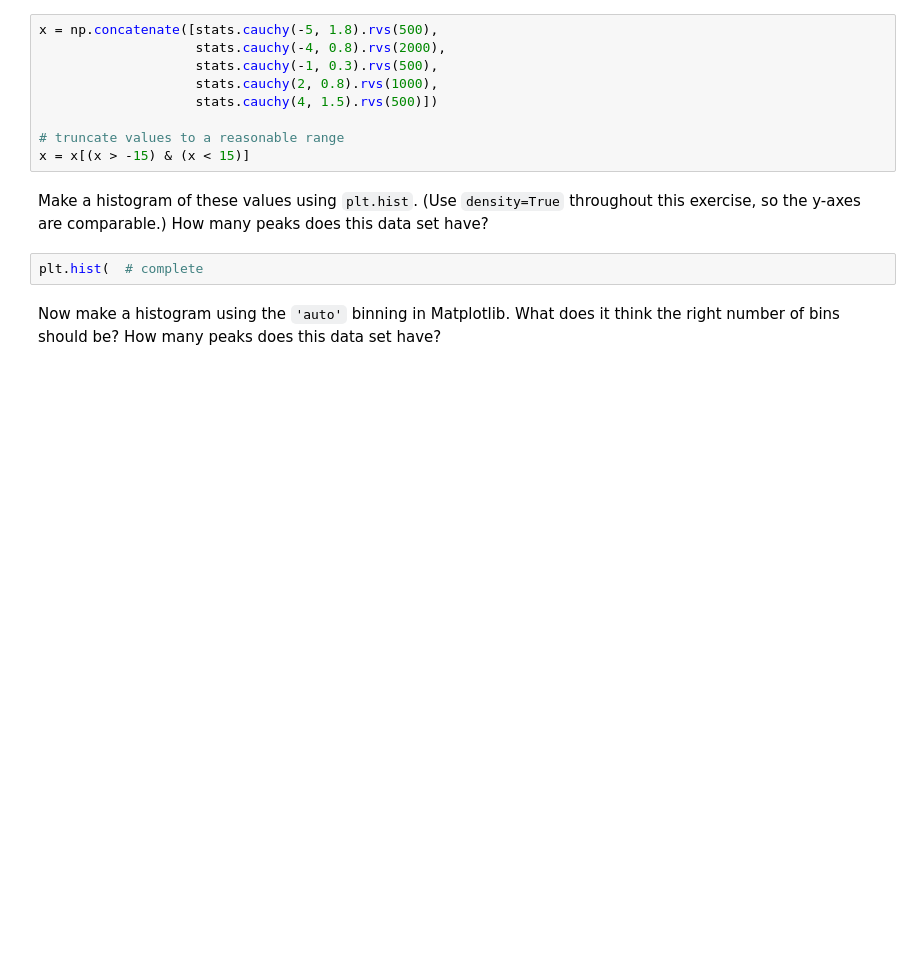
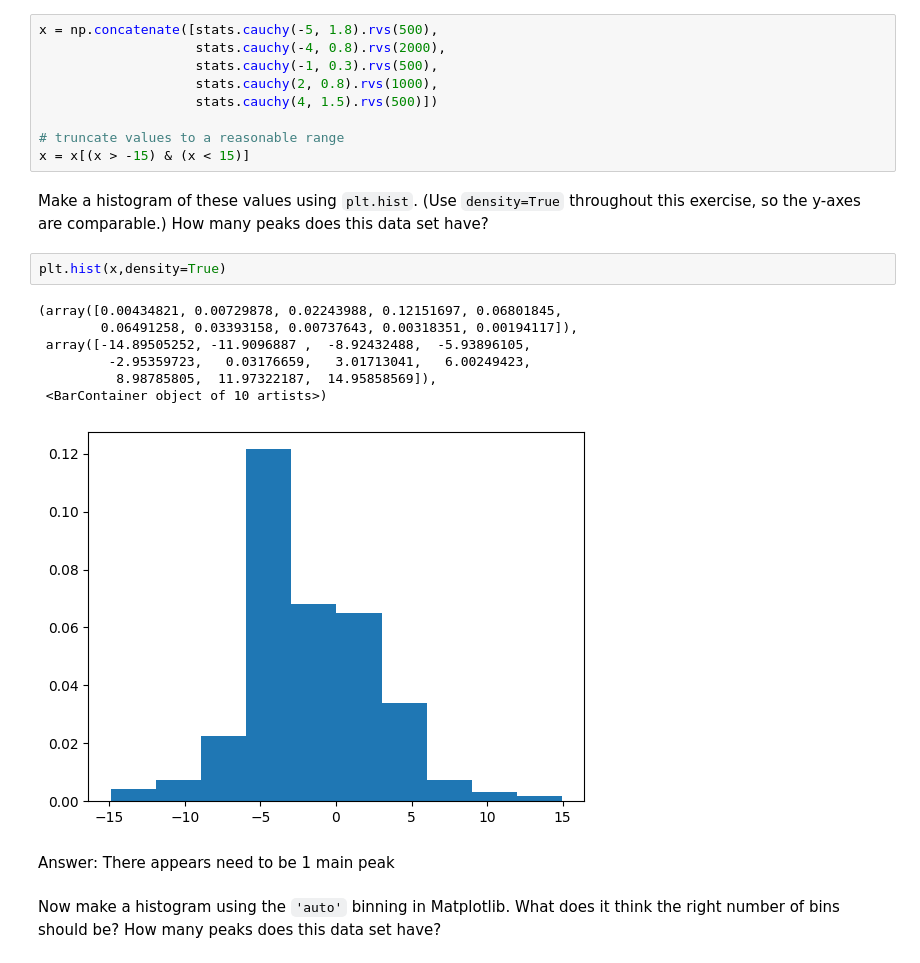
Before and after one commit to ASTR154/nonparametric-modeling, a Jupyter notebook: nonparametric-modeling.ipynb, the cells around one changed output. Saved outputs shown, nothing was run; the diff lists cells and outputs as text; blank space fills up the shorter version.

```diff
--- a/nonparametric-modeling.ipynb
+++ b/nonparametric-modeling.ipynb
@@ -22,7 +22,17 @@ x = x[(x > -15) & (x < 15)]
 # %% [markdown]
 Make a histogram of these values using `plt.hist`. (Use `density=True` throughout this exercise, so the y-axes are comparable.) How many peaks does this data set have?
 # %%
-plt.hist(  # complete
+plt.hist(x,density=True)
+# %% [output]
+(array([0.00434821, 0.00729878, 0.02243988, 0.12151697, 0.06801845,
+        0.06491258, 0.03393158, 0.00737643, 0.00318351, 0.00194117]),
+ array([-14.89505252, -11.9096887 ,  -8.92432488,  -5.93896105,
+         -2.95359723,   0.03176659,   3.01713041,   6.00249423,
+          8.98785805,  11.97322187,  14.95858569]),
+ <BarContainer object of 10 artists>)
+[figure, added]
+# %% [markdown]
+Answer: There appears need to be 1 main peak
 # %% [markdown]
 Now make a histogram using the `'auto'` binning in Matplotlib. What does it think the right number of bins should be? How many peaks does this data set have?
 # %%
```
Also changed, not shown: parts of 30 cells of this notebook.
